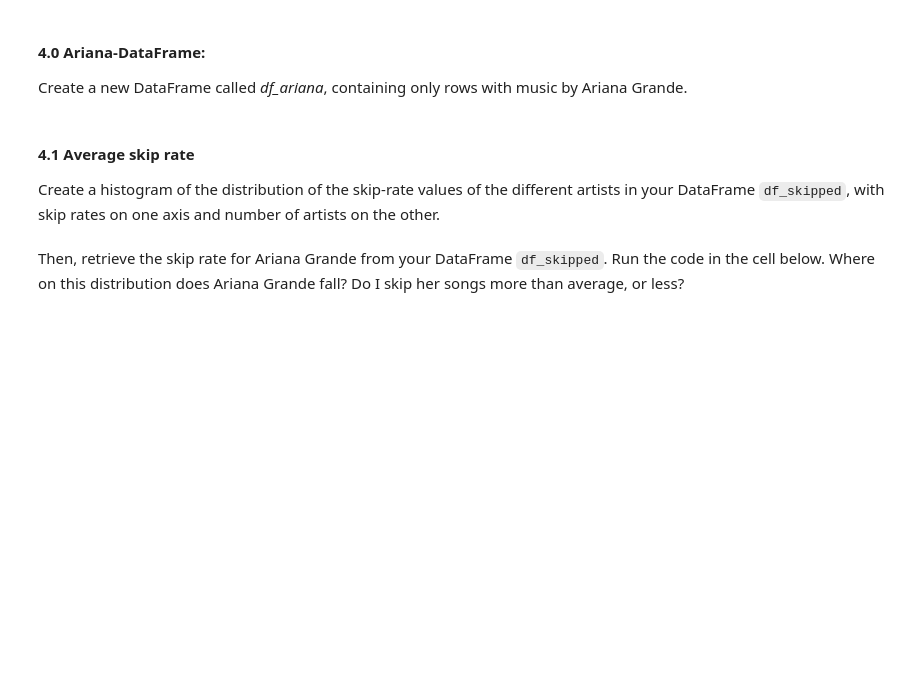
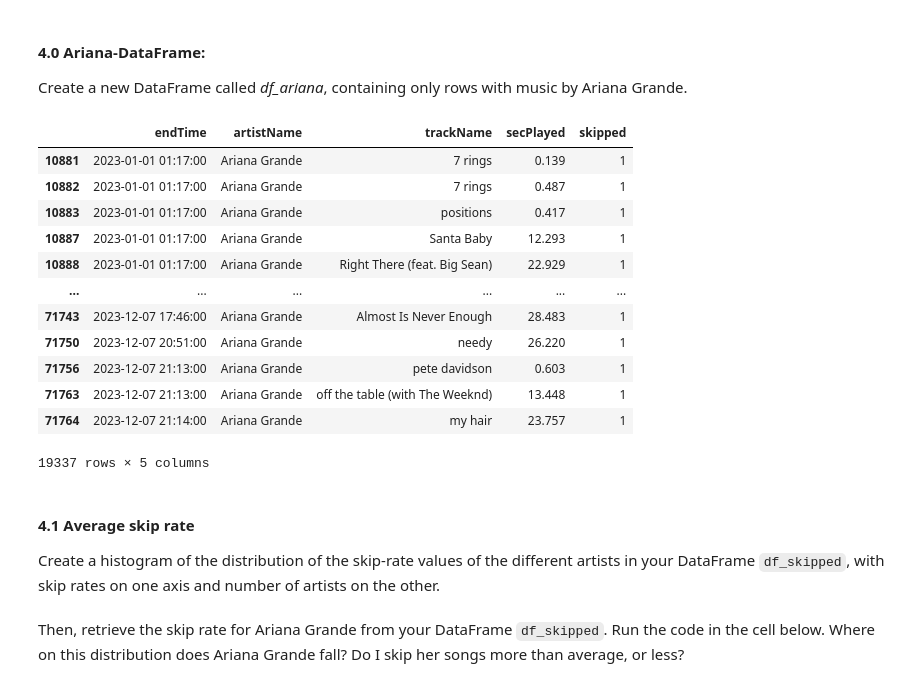
Before and after one commit to jwestpla/DAT200_compulsaries, a Jupyter notebook: CA1/CA1_spotify.ipynb, the cells around one changed output. Drawn from its saved outputs; the diff is of its cells as text; code cells hidden in the pictures; blank space fills up the shorter version.

```diff
--- a/CA1/CA1_spotify.ipynb
+++ b/CA1/CA1_spotify.ipynb
@@ -361,6 +408,23 @@ Find the `three` top artists with the lowest skip-rate and the `three` with the
 # %% [markdown]
 #### 4.0 Ariana-DataFrame:
 Create a new DataFrame called *df_ariana*, containing only rows with music by Ariana Grande.
+# %%
+df_ariana = clean_df[clean_df["artistName"] == "Ariana Grande"]
+df_ariana
+# %% [output]
+|  | endTime | artistName | trackName | secPlayed | skipped |
+| 10881 | 2023-01-01 01:17:00 | Ariana Grande | 7 rings | 0.139 | 1 |
+| 10882 | 2023-01-01 01:17:00 | Ariana Grande | 7 rings | 0.487 | 1 |
+| 10883 | 2023-01-01 01:17:00 | Ariana Grande | positions | 0.417 | 1 |
+| 10887 | 2023-01-01 01:17:00 | Ariana Grande | Santa Baby | 12.293 | 1 |
+| 10888 | 2023-01-01 01:17:00 | Ariana Grande | Right There (feat. Big Sean) | 22.929 | 1 |
+| ... | ... | ... | ... | ... | ... |
+| 71743 | 2023-12-07 17:46:00 | Ariana Grande | Almost Is Never Enough | 28.483 | 1 |
+| 71750 | 2023-12-07 20:51:00 | Ariana Grande | needy | 26.220 | 1 |
+| 71756 | 2023-12-07 21:13:00 | Ariana Grande | pete davidson | 0.603 | 1 |
+| 71763 | 2023-12-07 21:13:00 | Ariana Grande | off the table (with The Weeknd) | 13.448 | 1 |
+| 71764 | 2023-12-07 21:14:00 | Ariana Grande | my hair | 23.757 | 1 |
+19337 rows × 5 columns
 # %% [markdown]
 #### 4.1 Average skip rate
 Create a histogram of the distribution of the skip-rate values of the different artists in your DataFrame  `df_skipped`, with skip rates on one axis and number of artists on the other. \
```
Also changed, not shown: parts of 4 cells of this notebook, 1 other file.
